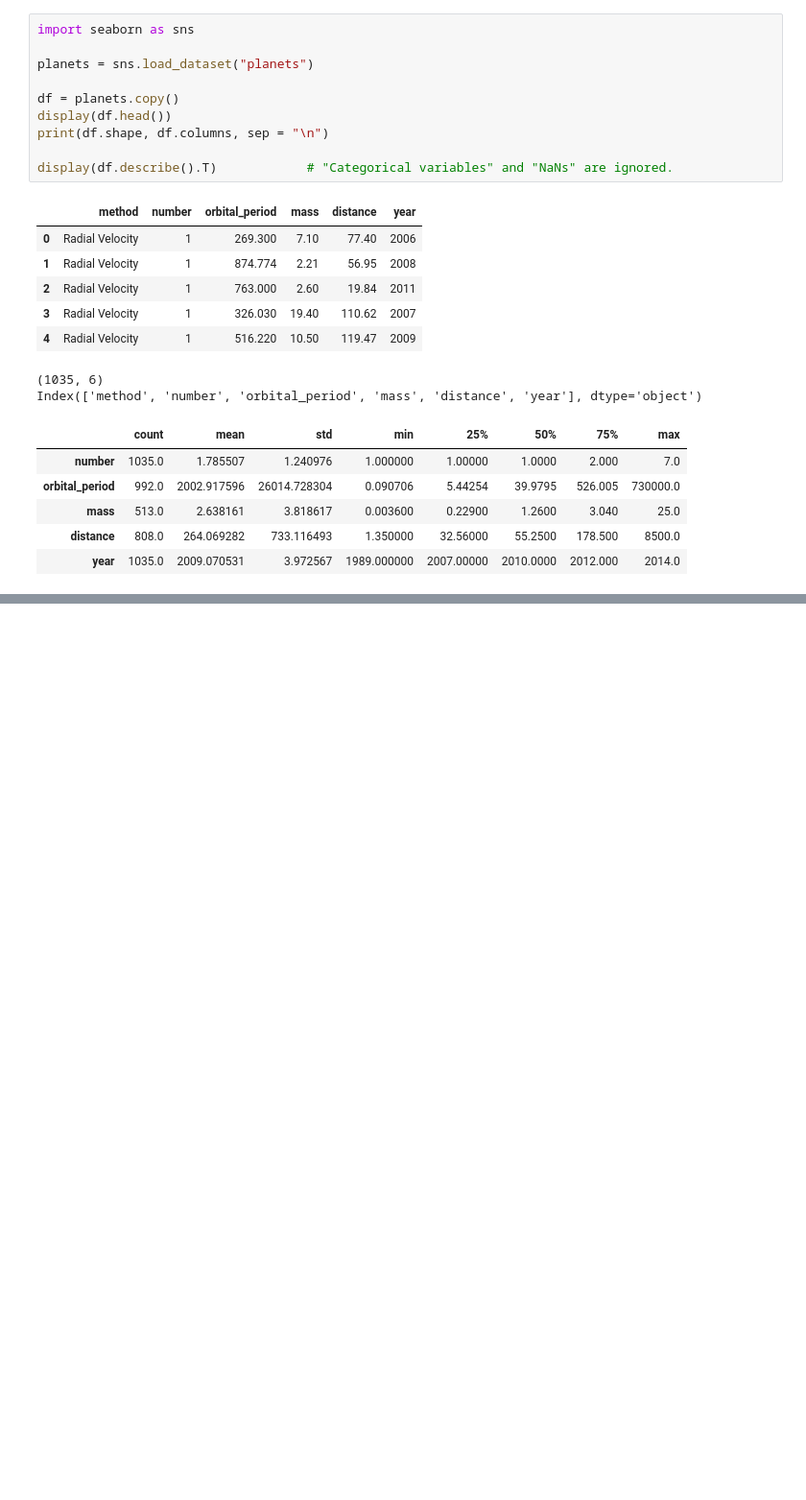
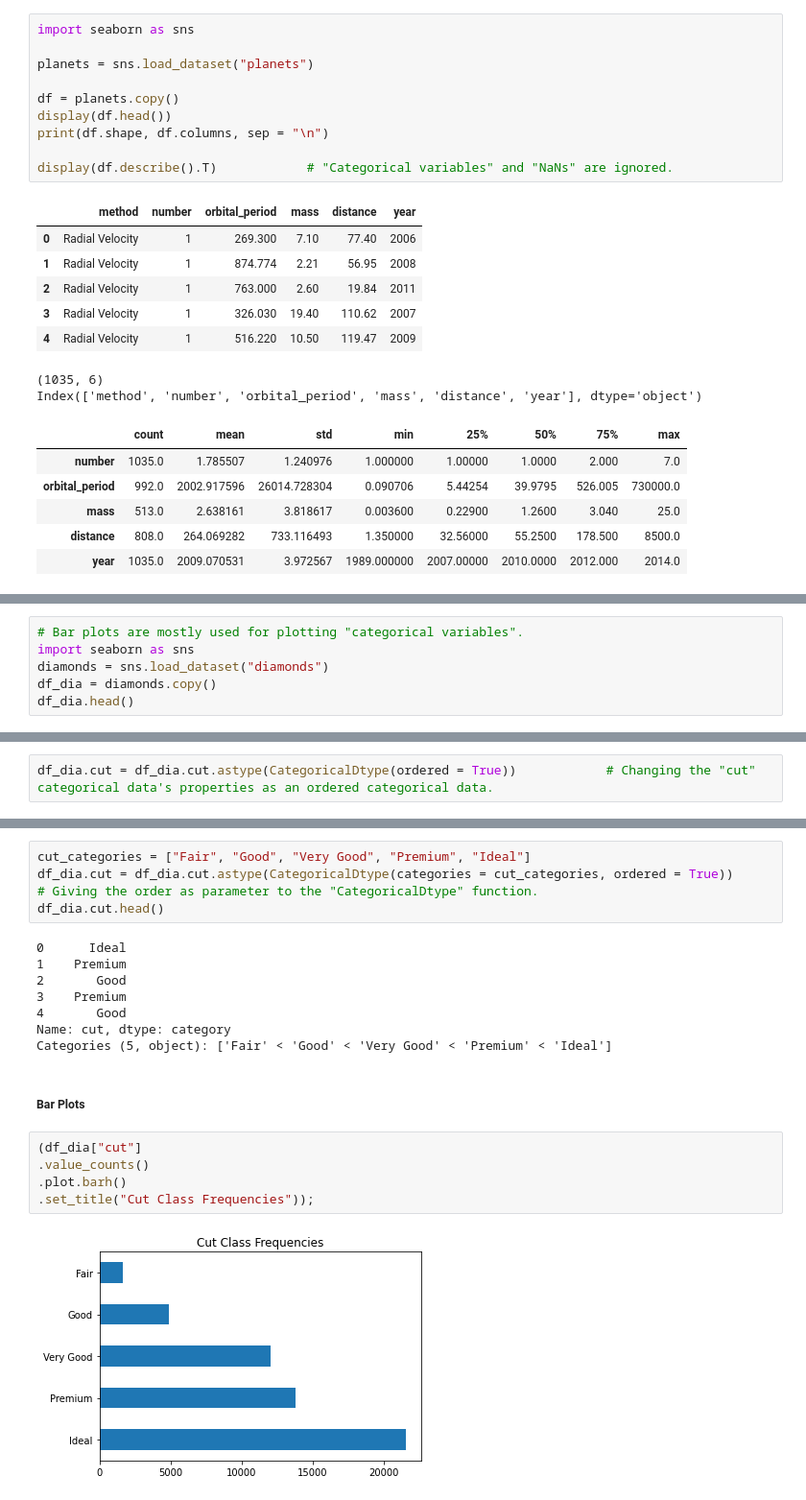
Before and after one commit to SparrowHere/Python-Self-Study-Notebook, a Jupyter notebook: Python Programming Basics.ipynb, the cells around one changed output, grey strips where cells are left out. Shown: that part at 96% size. Drawn from its saved outputs; the diff is of its cells as text; blank space fills up the shorter version.

```diff
--- a/Python Programming Basics.ipynb
+++ b/Python Programming Basics.ipynb
@@ -4988,0 +5139,6 @@ Index(['method', 'number', 'orbital_period', 'mass', 'distance', 'year'], dtype=
+# %%
+# Bar plots are mostly used for plotting "categorical variables".
+import seaborn as sns
+diamonds = sns.load_dataset("diamonds")
+df_dia = diamonds.copy()
+df_dia.head()
@@ -4988,0 +5216,2 @@ Index(['method', 'number', 'orbital_period', 'mass', 'distance', 'year'], dtype=
+# %%
+df_dia.cut = df_dia.cut.astype(CategoricalDtype(ordered = True))            # Changing the "cut" categorical data's properties as an ordered categorical data.
@@ -4988,0 +5242,21 @@ Index(['method', 'number', 'orbital_period', 'mass', 'distance', 'year'], dtype=
+# %%
+cut_categories = ["Fair", "Good", "Very Good", "Premium", "Ideal"]
+df_dia.cut = df_dia.cut.astype(CategoricalDtype(categories = cut_categories, ordered = True))           # Giving the order as parameter to the "CategoricalDtype" function.
+df_dia.cut.head()
+# %% [output]
+0      Ideal
+1    Premium
+2       Good
+3    Premium
+4       Good
+Name: cut, dtype: category
+Categories (5, object): ['Fair' < 'Good' < 'Very Good' < 'Premium' < 'Ideal']
+# %% [markdown]
+##### Bar Plots
+# %%
+(df_dia["cut"]
+.value_counts()
+.plot.barh()
+.set_title("Cut Class Frequencies"));
+# %% [output]
+[figure, added]
```
Also changed, not shown: parts of 35 cells of this notebook.
